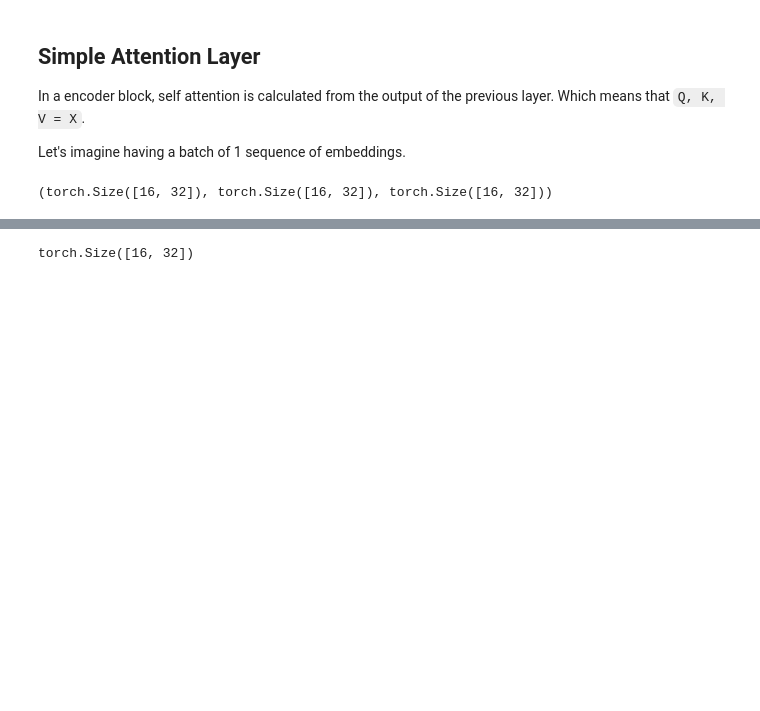
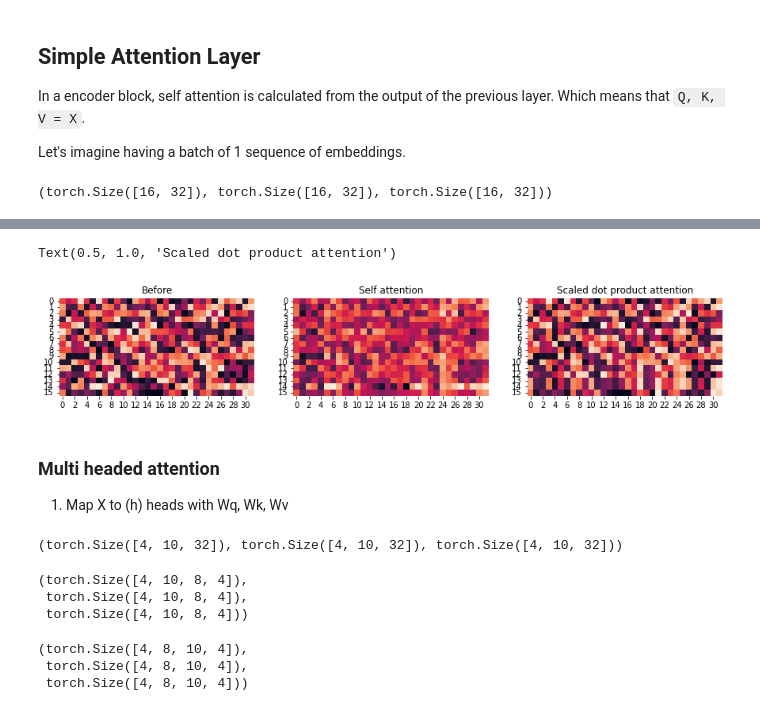
Before and after one commit to ahmedsamirio/transformers, a Jupyter notebook: attention-is-all-you-need.ipynb, the cells around one changed output, grey strips where cells are left out. Saved outputs shown, nothing was run; the diff lists cells and outputs as text; code cells hidden in the pictures; blank space fills up the shorter version.

```diff
--- a/attention-is-all-you-need.ipynb
+++ b/attention-is-all-you-need.ipynb
@@ -52,10 +84,34 @@ denom = Q.shape[1]**-2
+# %%
+def self_attention(X):
+    Q, K, V = X, X, X
+    QKT = torch.matmul(Q, K.T)
+    softQKT = torch.nn.Softmax(dim=1)(QKT)
+    return torch.matmul(softQKT, V)
 # %%
-def attention(Q, K, V):
-    matmul = torch.matmul(Q, K.T)
-    scale = num/Q.shape[1]**-2
-    softmax = torch.nn.Softmax(dim=1)(scale)
-    return torch.matmul(softmax, V)
+def scaled_dot_prod_attention(X):
+    Q, K, V = X, X, X
+    QKT = torch.matmul(Q, K.T)
+    scaleQKT = num/(Q.shape[1]**-2)
+    softQKT = torch.nn.Softmax(dim=1)(scaleQKT)
+    return torch.matmul(softQKT, V)
-# %%
-attention(Q, K, V).shape
-# %% [output]
-torch.Size([16, 32])
+# %%
+fig, axes = plt.subplots(1, 3, figsize=(15, 10))
+
+# Before self attention
+sns.heatmap(X, square=True, ax=axes[0], cbar=False);
+axes[0].set_title('Before')
+
+# Attention matrix
+sns.heatmap(self_attention(X), square=True, ax=axes[1], cbar=False);
+axes[1].set_title('Self attention')
+
+sns.heatmap(scaled_dot_prod_attention(X), square=True, ax=axes[2], cbar=False);
+axes[2].set_title('Scaled dot product attention')
+# %% [output]
+Text(0.5, 1.0, 'Scaled dot product attention')
+[figure, added]
+# %% [markdown]
+### Multi headed attention
+
+
+1. Map X to (h) heads with Wq, Wk, Wv
@@ -61,0 +130,30 @@ torch.Size([16, 32])
+# %%
+q, k, v = W_q(X), W_k(X), W_v(X)
+q.shape, k.shape, v.shape
+# %% [output]
+(torch.Size([4, 10, 32]), torch.Size([4, 10, 32]), torch.Size([4, 10, 32]))
+# %%
+# Split into different heads
+bs = q.shape[0]
+ln = q.shape[1]
+
+q = q.view(bs, ln, h, dq)
+k = k.view(bs, ln, h, dk)
+v = v.view(bs, ln, h, dv)
+
+q.shape, k.shape, v.shape
+# %% [output]
+(torch.Size([4, 10, 8, 4]),
+ torch.Size([4, 10, 8, 4]),
+ torch.Size([4, 10, 8, 4]))
+# %%
+# Transpose ln and h for scaled dot product attention
+q = q.transpose(1, 2)
+k = k.transpose(1, 2)
+v = v.transpose(1, 2)
+
+q.shape, k.shape, v.shape
+# %% [output]
+(torch.Size([4, 8, 10, 4]),
+ torch.Size([4, 8, 10, 4]),
+ torch.Size([4, 8, 10, 4]))
```
Also changed, not shown: parts of 73 cells of this notebook.
